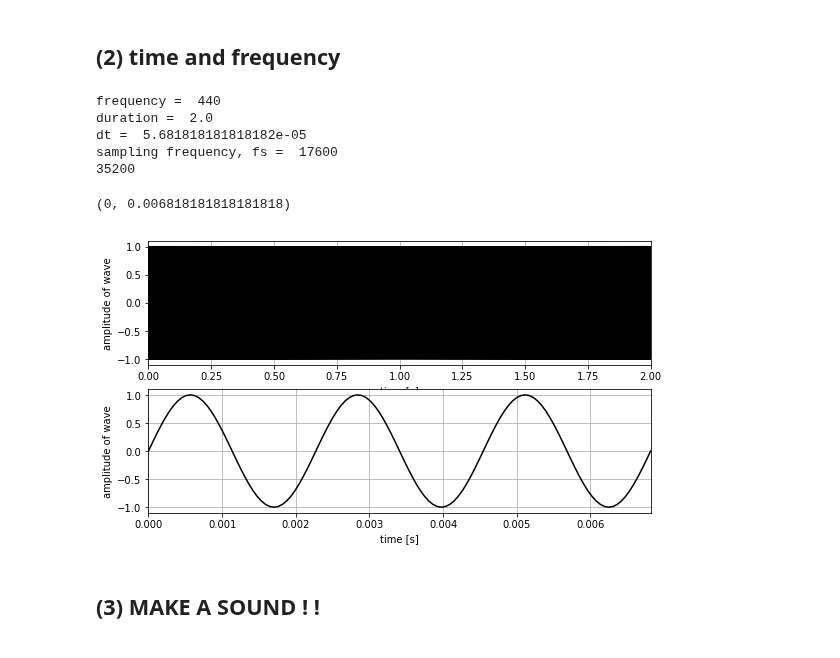
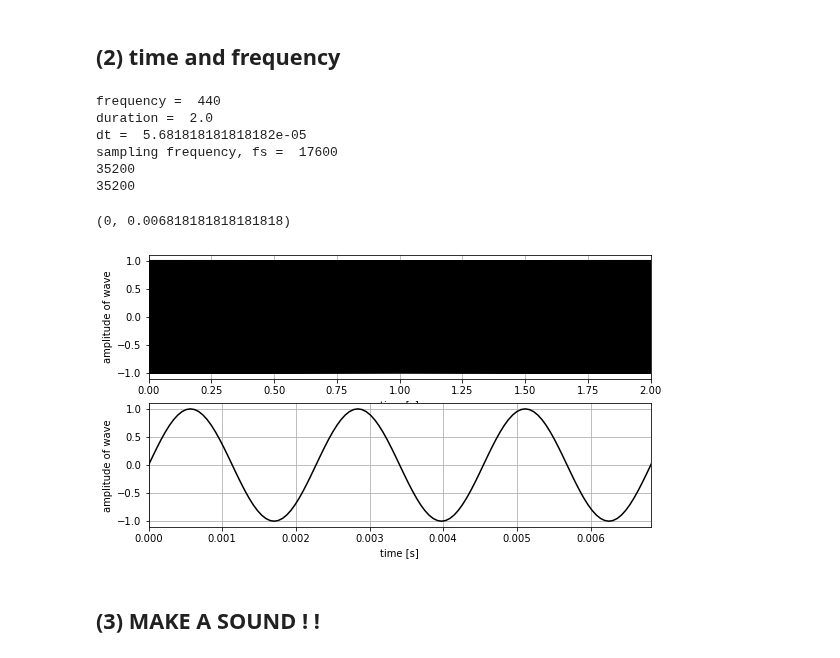
Before and after one commit to benholtzman/datamovies, a Jupyter notebook: 1_codes/s00_make_simple_sounds.ipynb, the cells around one changed output. Drawn from its saved outputs; the diff is of its cells as text; code cells hidden in the pictures.

```diff
--- a/1_codes/s00_make_simple_sounds.ipynb
+++ b/1_codes/s00_make_simple_sounds.ipynb
@@ -64,36 +64,37 @@ print('sampling frequency, fs = ', fs)
 time = np.linspace(0,period*n_cycles,len(x))
 print(len(time))
 
 # # using arange
-# time = np.arange(0,(period*n_cycles),dt)
-# print(len(time))
+time = np.arange(0,(period*n_cycles),dt)
+print(len(time))
 
 # Plot
 plt.figure(figsize=(9,5))
 
 plt.subplot(2,1,1)
 plt.plot(time,y,'k')
 plt.xlabel('time [s]')
 plt.ylabel('amplitude of wave')
 plt.grid()
 plt.xlim(0.0, duration)
 
 
 plt.subplot(2,1,2)
 plt.plot(time,y,'k')
 plt.xlabel('time [s]')
 plt.ylabel('amplitude of wave')
 plt.grid()
 # just show a few cycles:
 plt.xlim(0, time_per_cycle*3)
 # %% [output]
 frequency =  440
 duration =  2.0
 dt =  5.681818181818182e-05
 sampling frequency, fs =  17600
 35200
+35200
 (0, 0.006818181818181818)
-[figure, old version]
+[figure, new version]
 # %% [markdown]
 ## (3) MAKE A SOUND ! !
 # %%
```
Also changed, not shown: parts of 9 cells of this notebook.
